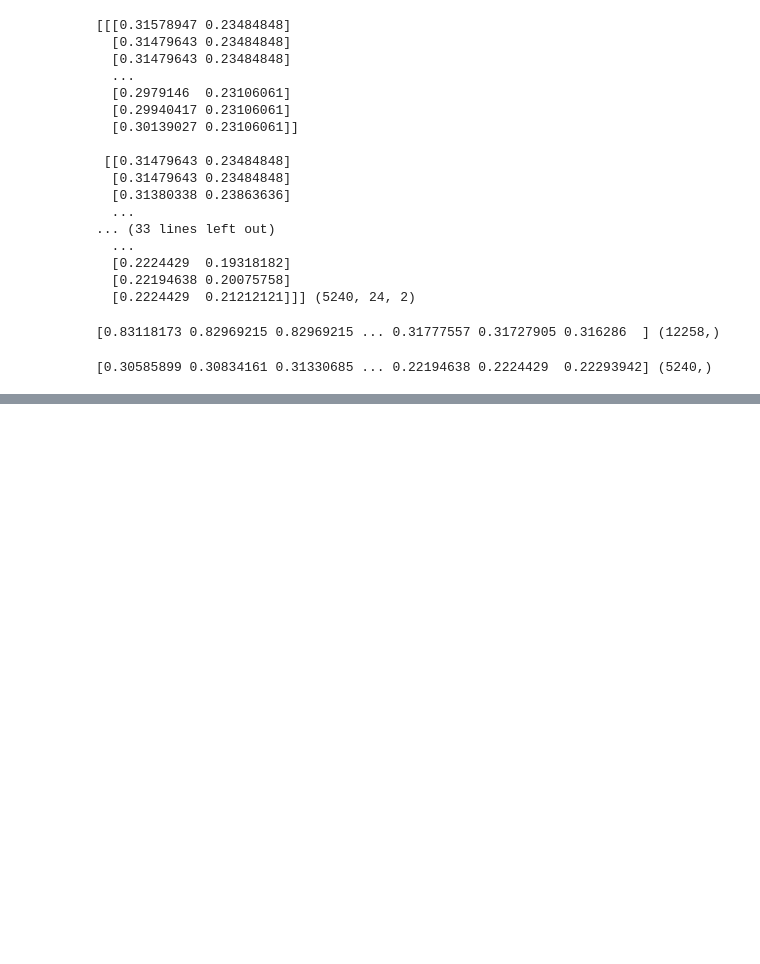
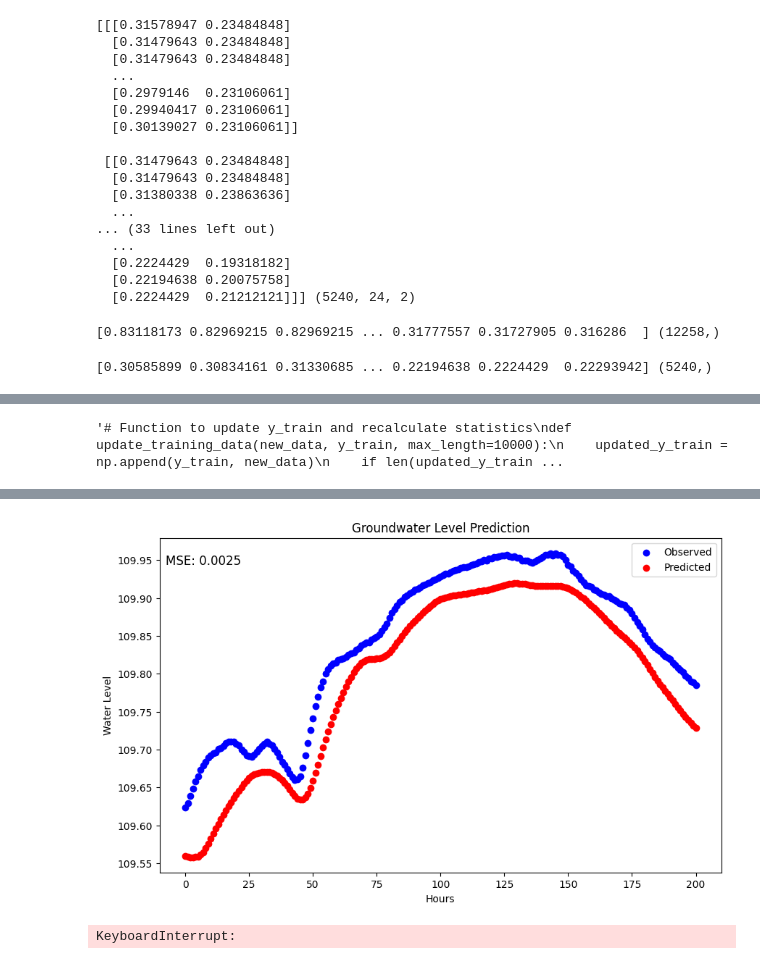
Before and after one commit to bishair/Pirna, a Jupyter notebook: G10PirnaCopy1.ipynb, the cells around one changed output, grey strips where cells are left out. Saved outputs shown, nothing was run; the diff lists cells and outputs as text; code cells hidden in the pictures; blank space fills up the shorter version.

```diff
--- a/G10PirnaCopy1.ipynb
+++ b/G10PirnaCopy1.ipynb
@@ -205,11 +205,85 @@ def retrain_model(model, X_new, y_new, epochs=5, batch_size=32):
     model.fit(X_new, y_new, epochs=epochs, batch_size=batch_size, shuffle=True)
     return model
 
-# Function to update y_train and recalculate statistics
+'''# Function to update y_train and recalculate statistics
 def update_training_data(new_data, y_train, max_length=10000):
     updated_y_train = np.append(y_train, new_data)
     if len(updated_y_train) > max_length:
         updated_y_train = updated_y_train[-max_length:]
     mean_y_train = np.mean(updated_y_train)
     std_y_train = np.std(updated_y_train)
-    return updated_y_train, mean_y_train, std_y_train
+    return updated_y_train, mean_y_train, std_y_train '''
+# %% [output]
+'# Function to update y_train and recalculate statistics\ndef update_training_data(new_data, y_train, max_length=10000):\n    updated_y_train = np.append(y_train, new_data)\n    if len(updated_y_train ...
+# %%
+from scipy.stats import percentileofscore
+import numpy as np
+import matplotlib.pyplot as plt
+from sklearn.metrics import mean_squared_error
+from IPython.display import display, clear_output
+
+
+actual_values = []
+predicted_values = []
+errors = []
+
+
+fig, ax = plt.subplots(figsize=(10, 6))
+
+for i in range(X_test.shape[0]):
+    X_input = X_test[i, :, :]  #selecting a single sequence from X_test, X_input  have the shape [timesteps, features] => (24, 2)
+    X_input = np.reshape(X_input, (1, X_input.shape[0], X_input.shape[1]))  #LSTM models  expect input in the form of 3D array [batch_size, timesteps, features] => (1, 24, 2)
+
+    # Predicted values
+    forecast = model.predict(X_input)  #shapeof forecast => (1 timesequence of 24 steps,1 feature) => e.g [[0.28847086]]
+    dummy_forecast = np.zeros((1, 2))
+    dummy_forecast[:, 0] = forecast[:, 0]
+    forecasted_value = scaler.inverse_transform(dummy_forecast)[0, 0]
+    predicted_values.append(forecasted_value)   #Forecasted value inverse transformed => e.g 109.58
+
+    # Observed values and Error calculation
+    if i < len(y_test):
+        actual = y_test[i]     #fetching the observed value corresponding to the i-th sequence in X_test
+        dummy_actual = np.zeros((1, 2))
+        dummy_actual[:, 0] = actual
+        actual_transformed = scaler.inverse_transform(dummy_actual)[0, 0]
+        actual_values.append(actual_transformed)   #Observed value => e.g 109.639
+
+        # Calculate absolute error
+        error = abs(forecasted_value - actual_transformed)
+        errors.append(error)
+
+        # Define a threshold for anomaly detection
+        if len(errors) > 0:
+          mean_error = np.mean(errors)
+          std_error = np.std(errors)
+          threshold = mean_error + 2 * std_error
+
+        # Identify anomalies
+        anomalies = [i for i, e in enumerate(errors) if e > threshold]
+        #if anomalies:
+          #print(f"Anomalies detected at indices: {anomalies}")
+          #retrain_model(model, X_train, y_train)  # Call retrain model function if anomalies are detected
+
+    # Update the plot
+    ax.clear()
+    ax.scatter(range(len(actual_values)), actual_values, label='Observed', color='blue')
+    ax.scatter(range(len(predicted_values)), predicted_values, label='Predicted', color='red')
+    ax.set_title('Groundwater Level Prediction')
+    ax.set_xlabel('Hours')
+    ax.set_ylabel('Water Level')
+    ax.legend()
+
+
+    # Calculate overall MSE and display it
+    if len(actual_values) > 0 and len(predicted_values) > 0:
+        overall_mse = mean_squared_error(actual_values, predicted_values)
+        # Display MSE on the plot
+        ax.text(0.01, 0.95, f'MSE: {overall_mse:.4f}', transform=ax.transAxes, fontsize=12, verticalalignment='top')
+    display(fig)
+    plt.pause(0.5)
+    clear_output(wait=True)
+
+# Close the plot
+plt.close(fig)
+# %% [output]
@@ -216 +291,3 @@ def update_training_data(new_data, y_train, max_length=10000):
+[figure, added]
+KeyboardInterrupt:
 # %%
```
Also changed, not shown: parts of 5 cells of this notebook.
